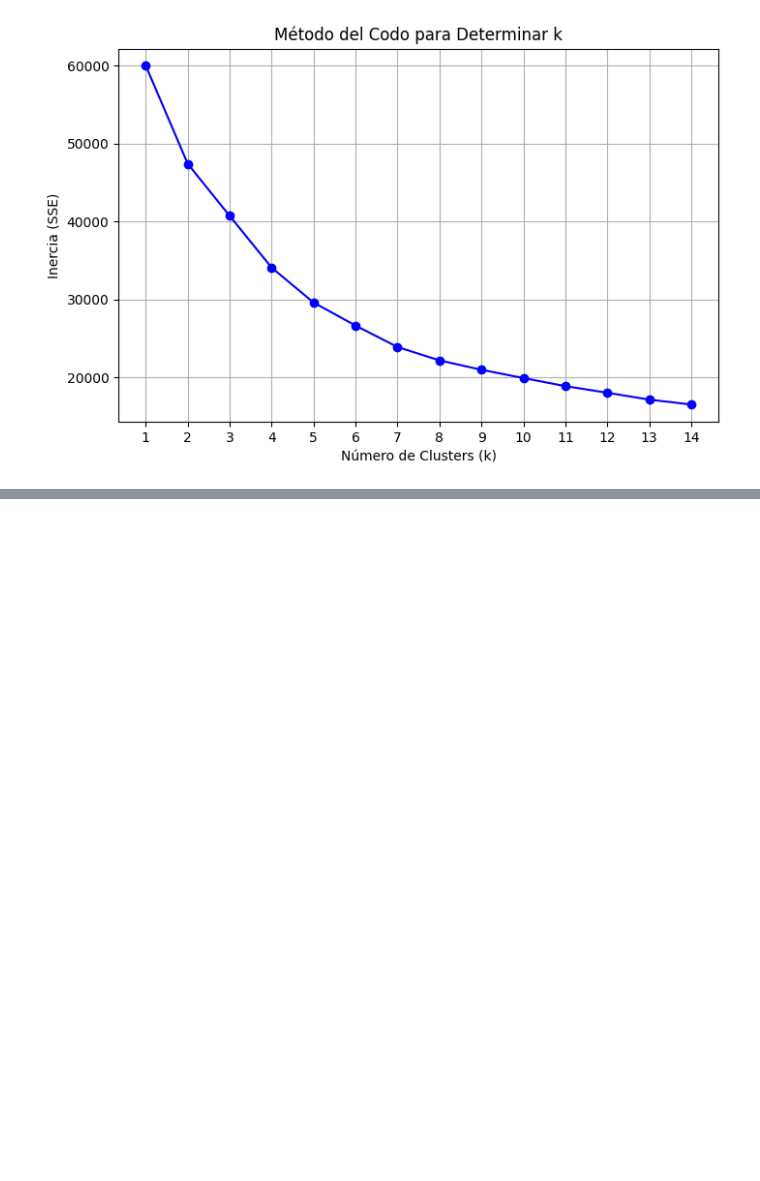
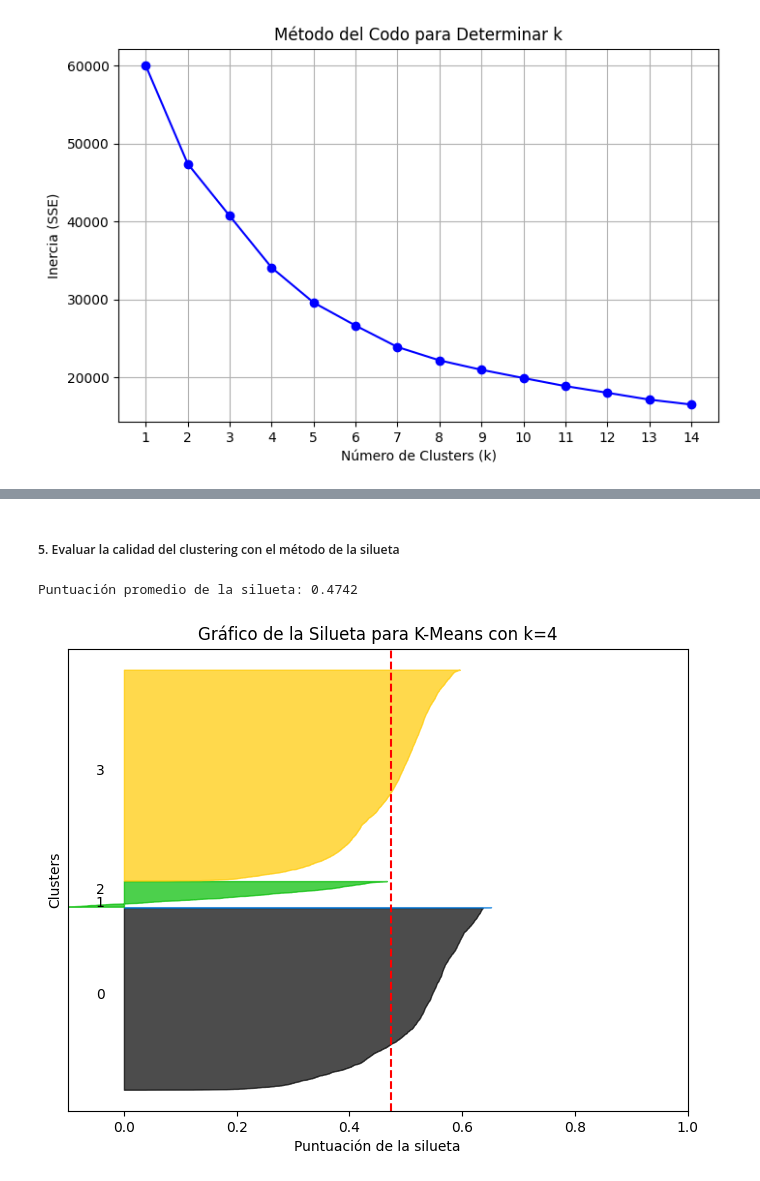
Before and after one commit to EstebanZG999/HT2Mineria, a Jupyter notebook: src/raw_ejercicios/clustering.ipynb, the cells around one changed output, grey strips where cells are left out. Cells and saved outputs as stored; diff of their text form; code cells hidden in the pictures; blank space fills up the shorter version.

```diff
--- a/src/raw_ejercicios/clustering.ipynb
+++ b/src/raw_ejercicios/clustering.ipynb
@@ -296,3 +296,49 @@ See the caveats in the documentation: https://pandas.pydata.org/pandas-docs/stab
 | 2 | 1.299937e+08 | 4.844040e+08 | 120.517129 | 131.624718 | 6.771615 | 3.321370 |
 | 3 | 1.483635e+07 | 4.106487e+07 | 109.072662 | 42.706004 | 7.022096 | 2.996228 |
 [figure]
+# %% [markdown]
+##### 5. Evaluar la calidad del clustering con el método de la silueta
+# %%
+from sklearn.metrics import silhouette_score, silhouette_samples
+import matplotlib.cm as cm
+
+# Definir número de clusters
+n_clusters = 4
+
+# Calcular la puntuación de la silueta para cada muestra
+silhouette_avg = silhouette_score(df_scaled, df_scaled["cluster"])
+print(f"\nPuntuación promedio de la silueta: {silhouette_avg:.4f}")
+
+# Visualización del análisis de la silueta
+fig, ax = plt.subplots(1, 1, figsize=(8, 6))
+
+# Obtener las puntuaciones de la silueta de cada punto
+sample_silhouette_values = silhouette_samples(df_scaled, df_scaled["cluster"])
+
+y_lower = 10
+for i in range(n_clusters):
+    ith_cluster_silhouette_values = sample_silhouette_values[df_scaled["cluster"] == i]
+    ith_cluster_silhouette_values.sort()
+
+    size_cluster_i = ith_cluster_silhouette_values.shape[0]
+    y_upper = y_lower + size_cluster_i
+
+    color = cm.nipy_spectral(float(i) / n_clusters)
+    ax.fill_betweenx(np.arange(y_lower, y_upper), 0, ith_cluster_silhouette_values,
+                     facecolor=color, edgecolor=color, alpha=0.7)
+
+    ax.text(-0.05, y_lower + 0.5 * size_cluster_i, str(i))
+
+    y_lower = y_upper + 10  # Espacio entre clusters
+
+ax.set_title("Gráfico de la Silueta para K-Means con k=4")
+ax.set_xlabel("Puntuación de la silueta")
+ax.set_ylabel("Clusters")
+
+ax.axvline(x=silhouette_avg, color="red", linestyle="--")
+ax.set_yticks([])
+ax.set_xlim([-0.1, 1])
+plt.show()
+# %% [output]
+Puntuación promedio de la silueta: 0.4742
+[figure, added]
```
Also changed, not shown: parts of 6 cells of this notebook.
